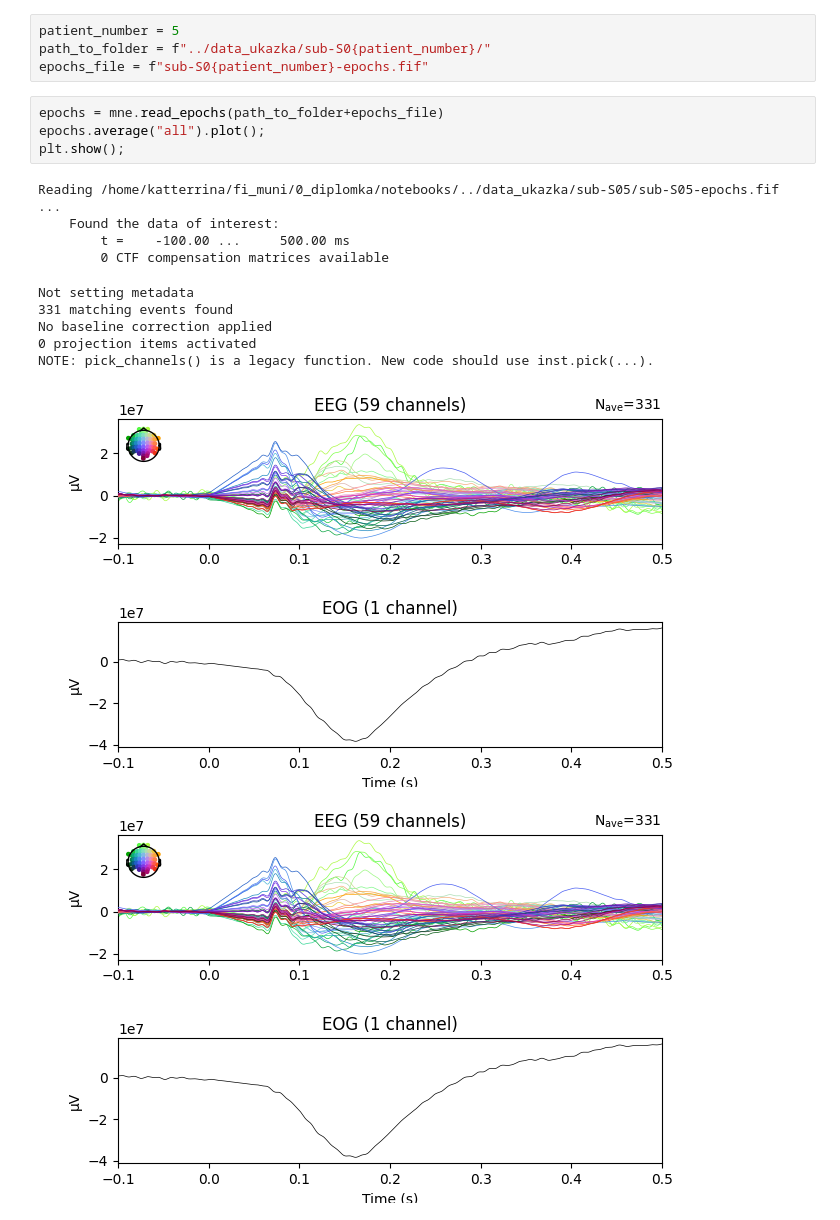
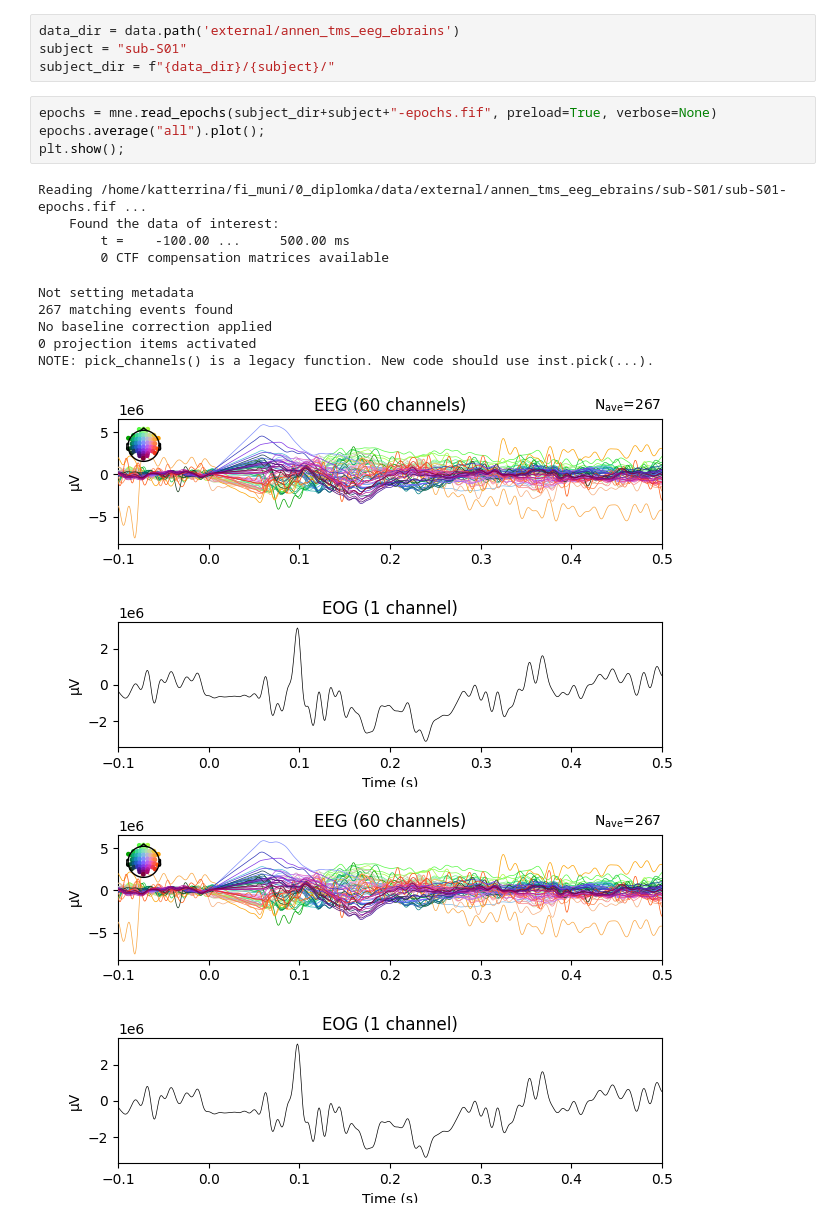
Before and after one commit to Katterrina/fimuni_thesis, a Jupyter notebook: notebooks/03_pci.ipynb, the cells around one changed output. Drawn from its saved outputs; the diff is of its cells as text.

```diff
--- a/notebooks/03_pci.ipynb
+++ b/notebooks/03_pci.ipynb
@@ -15,23 +20,23 @@ from pci import calculate # https://github.com/noreun/pypci, ale neško mi to na
 # %%
-patient_number = 5
-path_to_folder = f"../data_ukazka/sub-S0{patient_number}/"
-epochs_file = f"sub-S0{patient_number}-epochs.fif"
+data_dir = data.path('external/annen_tms_eeg_ebrains')
+subject = "sub-S01"
+subject_dir = f"{data_dir}/{subject}/"
 # %%
-epochs = mne.read_epochs(path_to_folder+epochs_file)
+epochs = mne.read_epochs(subject_dir+subject+"-epochs.fif", preload=True, verbose=None)
 epochs.average("all").plot();
 plt.show();
 # %% [output]
-Reading /home/katterrina/fi_muni/0_diplomka/notebooks/../data_ukazka/sub-S05/sub-S05-epochs.fif ...
+Reading /home/katterrina/fi_muni/0_diplomka/data/external/annen_tms_eeg_ebrains/sub-S01/sub-S01-epochs.fif ...
     Found the data of interest:
         t =    -100.00 ...     500.00 ms
         0 CTF compensation matrices available
 Not setting metadata
-331 matching events found
+267 matching events found
 No baseline correction applied
 0 projection items activated
 NOTE: pick_channels() is a legacy function. New code should use inst.pick(...).
-[figure, old version]
+[figure, new version]
-[figure, old version]
+[figure, new version]
 # %%
 epochs_data = epochs.get_data() # (n_epochs, n_channels, n_times)
 epochs_data_averaged = np.mean(epochs_data,axis=0)
```
Also changed, not shown: parts of 11 cells of this notebook.
